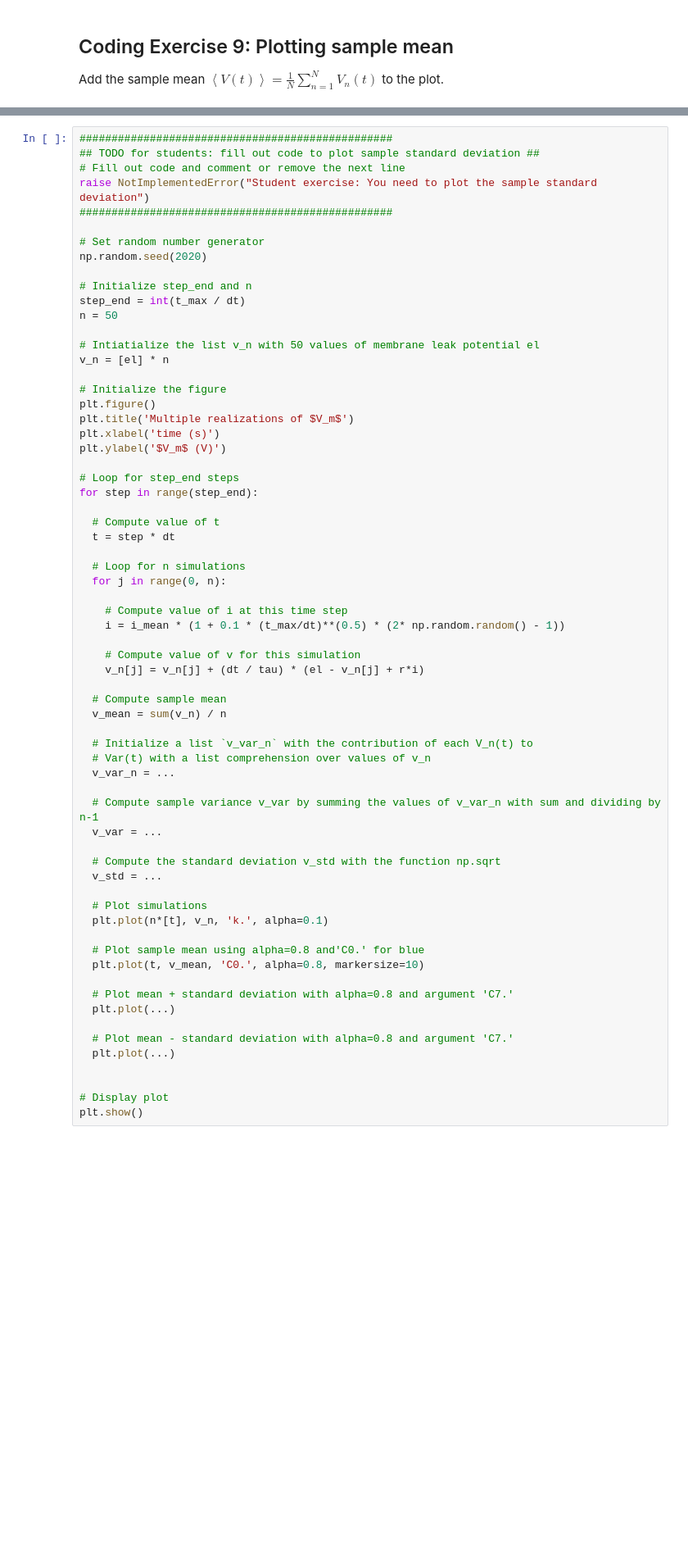
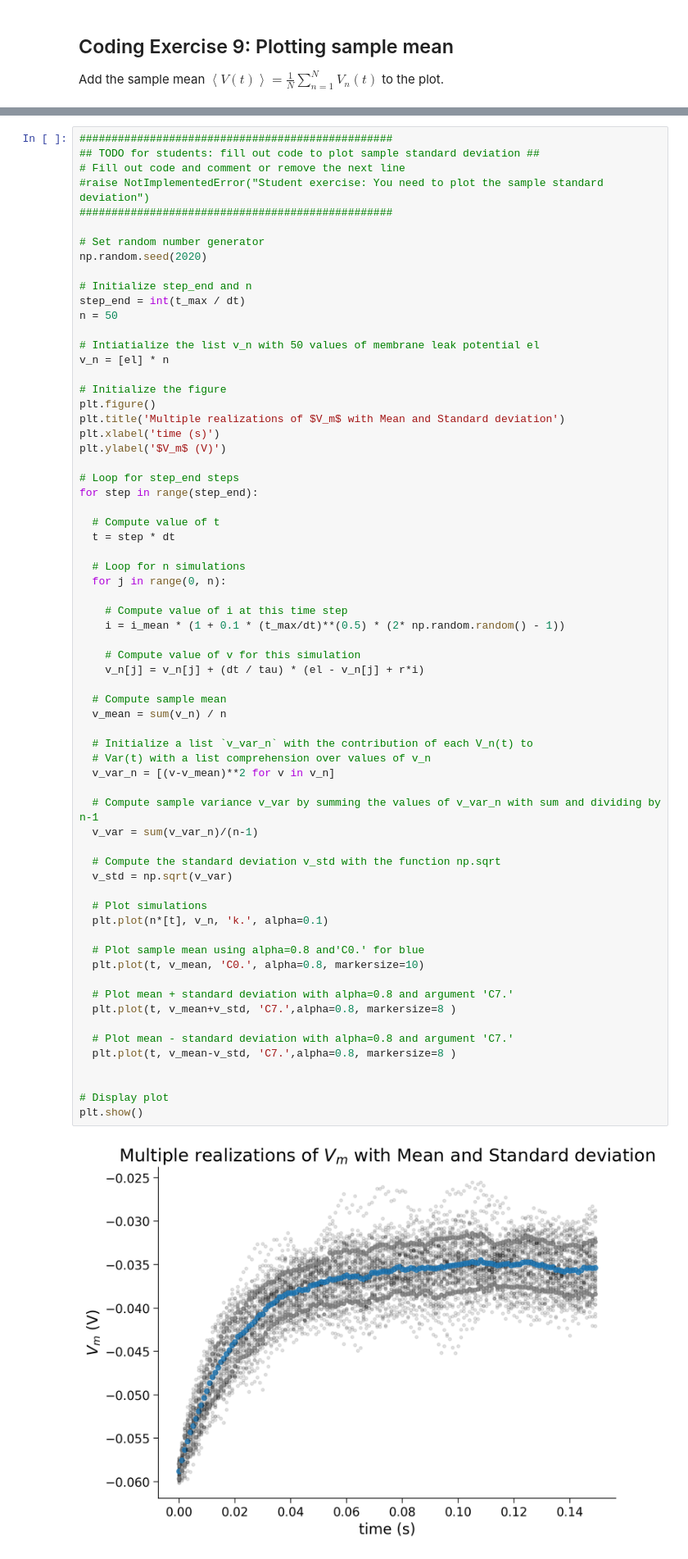
Before and after one commit to rbryan2001/CSCI_591, a Jupyter notebook: hackathons/Tutorial1_1.ipynb, the cells around one changed output, grey strips where cells are left out. Shown at 82% size. Drawn from its saved outputs; the diff is of its cells as text; blank space fills up the shorter version.

```diff
--- a/hackathons/Tutorial1_1.ipynb
+++ b/hackathons/Tutorial1_1.ipynb
@@ -549,7 +549,7 @@ Think: Why are we plotting $\sigma(t)$ rather than the $\text{Var}(t)$? What are
 #################################################
 ## TODO for students: fill out code to plot sample standard deviation ##
 # Fill out code and comment or remove the next line
-raise NotImplementedError("Student exercise: You need to plot the sample standard deviation")
+#raise NotImplementedError("Student exercise: You need to plot the sample standard deviation")
 #################################################
 
 # Set random number generator
@@ -564,7 +564,7 @@ v_n = [el] * n
 
 # Initialize the figure
 plt.figure()
-plt.title('Multiple realizations of $V_m$')
+plt.title('Multiple realizations of $V_m$ with Mean and Standard deviation')
 plt.xlabel('time (s)')
 plt.ylabel('$V_m$ (V)')
 
@@ -579,38 +579,40 @@ for step in range(step_end):
 
     # Compute value of i at this time step
     i = i_mean * (1 + 0.1 * (t_max/dt)**(0.5) * (2* np.random.random() - 1))
 
     # Compute value of v for this simulation
     v_n[j] = v_n[j] + (dt / tau) * (el - v_n[j] + r*i)
 
   # Compute sample mean
   v_mean = sum(v_n) / n
 
   # Initialize a list `v_var_n` with the contribution of each V_n(t) to
   # Var(t) with a list comprehension over values of v_n
-  v_var_n = ...
+  v_var_n = [(v-v_mean)**2 for v in v_n]
 
   # Compute sample variance v_var by summing the values of v_var_n with sum and dividing by n-1
-  v_var = ...
+  v_var = sum(v_var_n)/(n-1)
 
   # Compute the standard deviation v_std with the function np.sqrt
-  v_std = ...
+  v_std = np.sqrt(v_var)
 
   # Plot simulations
   plt.plot(n*[t], v_n, 'k.', alpha=0.1)
 
   # Plot sample mean using alpha=0.8 and'C0.' for blue
   plt.plot(t, v_mean, 'C0.', alpha=0.8, markersize=10)
 
   # Plot mean + standard deviation with alpha=0.8 and argument 'C7.'
-  plt.plot(...)
+  plt.plot(t, v_mean+v_std, 'C7.',alpha=0.8, markersize=8 )
 
   # Plot mean - standard deviation with alpha=0.8 and argument 'C7.'
-  plt.plot(...)
+  plt.plot(t, v_mean-v_std, 'C7.',alpha=0.8, markersize=8 )
 
 
 # Display plot
 plt.show()
+# %% [output]
+[figure, added]
 # %% [markdown]
 ---
 # Section 6: Using NumPy
```
Also changed, not shown: parts of 3 cells of this notebook.
